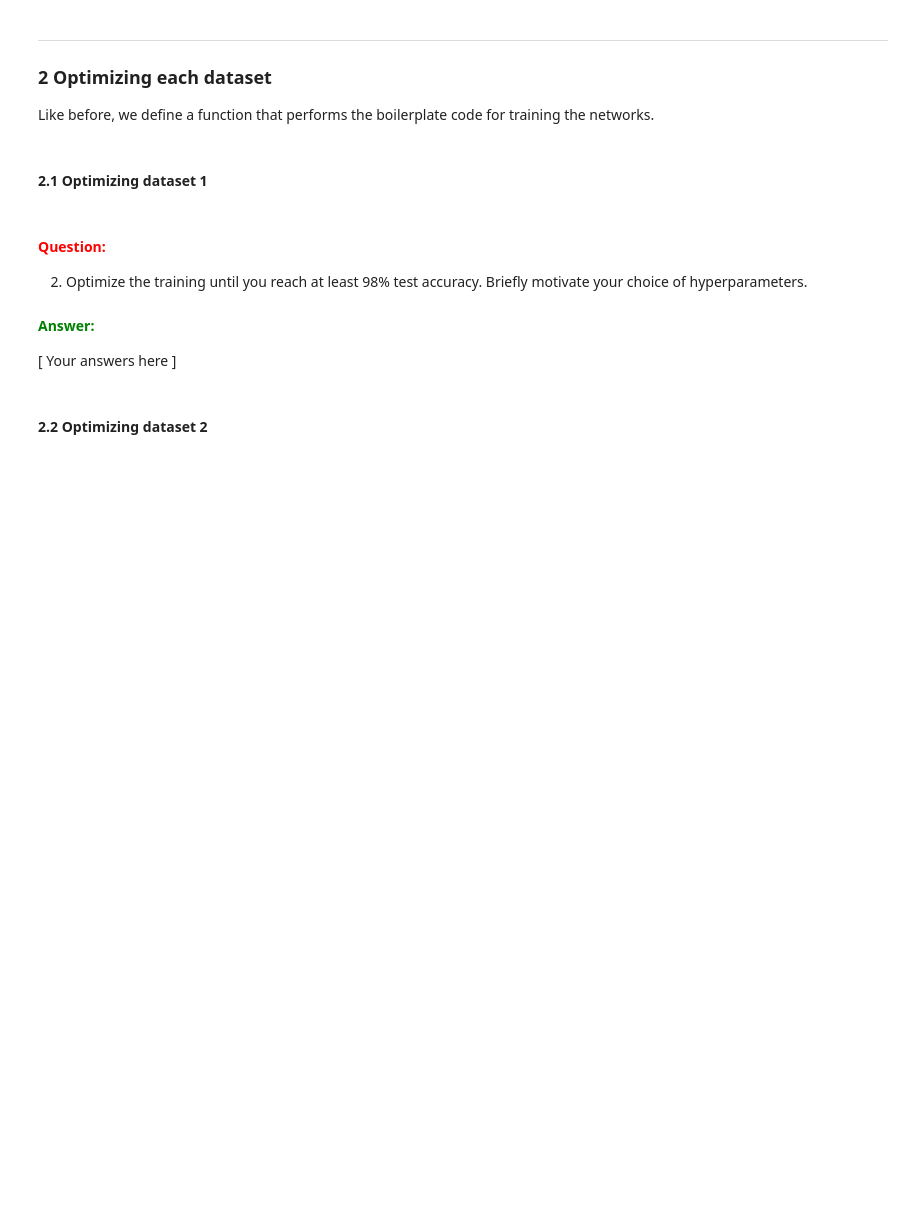
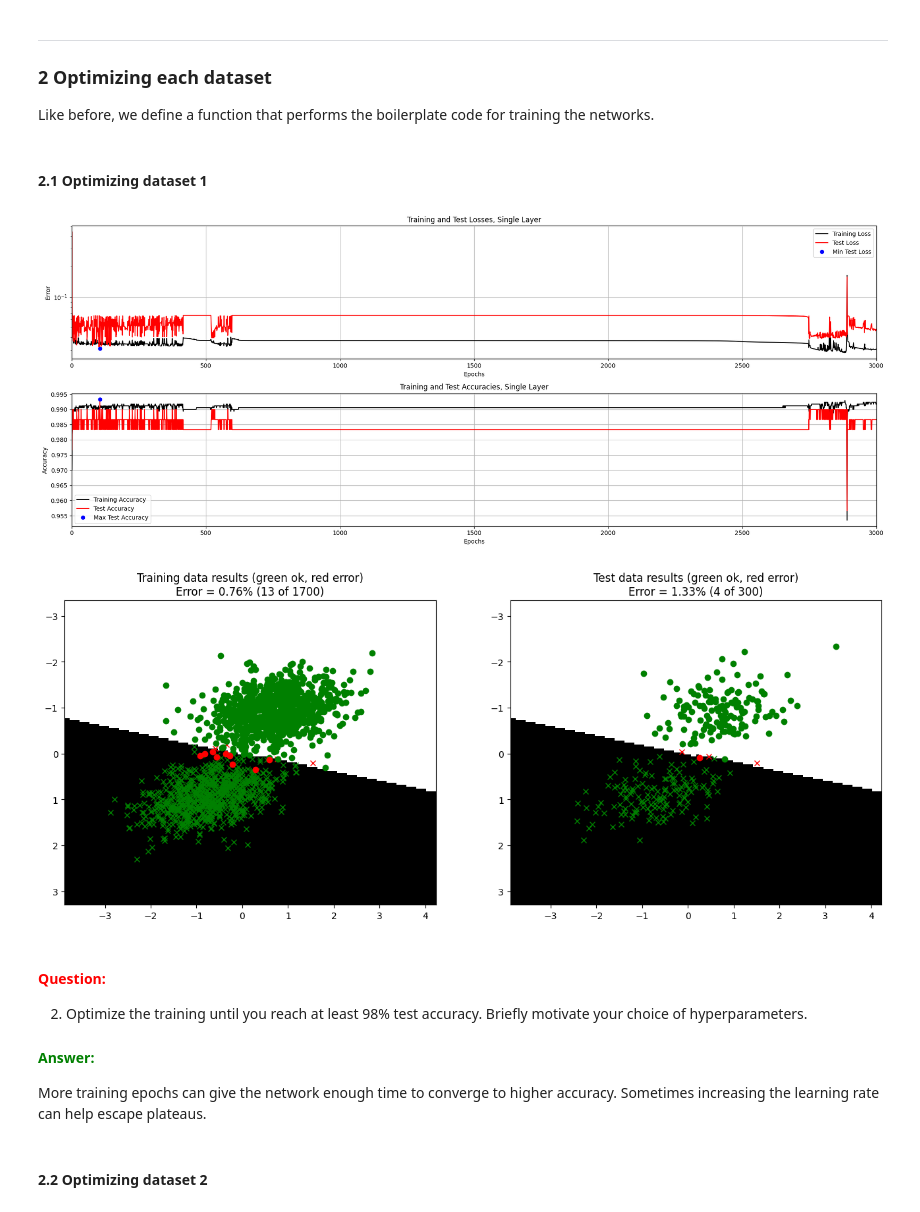
Before and after one commit to path2morepro/DeepLearning, a Jupyter notebook: 1_Back_propagation/MultiLayer.ipynb, the cells around one changed output. Saved outputs shown, nothing was run; the diff lists cells and outputs as text; code cells hidden in the pictures; blank space fills up the shorter version.

```diff
--- a/1_Back_propagation/MultiLayer.ipynb
+++ b/1_Back_propagation/MultiLayer.ipynb
@@ -114,13 +109,21 @@ def backward(W1, B1, W2, B2, X, U, Y, D, useTanhOutput=False):
     # === Your code here =========================
     # --------------------------------------------
 
+    if useTanhOutput:
+        d2 = 2 * (Y - D) * (1 - Y**2)
+    else:
+        d2 = 2 * (Y - D)
+
     # Gradient for the output layer
-    GradW2 = ???
-    GradB2 = ???
+    GradW2 = U.T @ d2
+    GradB2 = (1 / (N * NC)) * d2.sum(axis=0)
+
+    dU = d2 @ W2.T
+    d1 = dU * (1 - U**2)
 
     # And the input layer
-    GradW1 = ???
-    GradB1 = ???
+    GradW1 = X.T @ d1
+    GradB1 = (1 / (N * U.shape[1])) * d1.sum(axis=0)
 
     # ============================================
 
@@ -169,10 +172,10 @@ def update(W1, B1, W2, B2, GradW1, GradB1, GradW2, GradB2, params):
     # --------------------------------------------
 
     # Update weights
-    W1 = ???
-    B1 = ???
-    W2 = ???
-    B2 = ???
+    W1 = W1 - LR * GradW1
+    B1 = B1 - LR * GradB1
+    W2 = W2 - LR * GradW2
+    B2 = B2 - LR * GradB2
 
     # ============================================
 
@@ -355,22 +358,22 @@ def  trainMultiLayerOnDataset(datasetNr, testSplit, W1_0, B1_0, W2_0, B2_0, para
 # %% [markdown]
 #### **2.1 Optimizing dataset 1**
 # %%
-# --------------------------------------------
-# === Your code here =========================
-# --------------------------------------------
-nInputs  = ???
-nClasses = ???
-nHidden  = ???
+nInputs  = 2000
+nClasses = 2
+nHidden  = 10
 
-W1_0 = ???
-B1_0 = ???
-W2_0 = ???
-B2_0 = ???
+W1_0 = 0.01 * np.random.randn(2, nHidden)
+B1_0 = np.zeros((nHidden,))
+W2_0 = 0.01 * np.random.randn(nHidden, nClasses)
+B2_0 = np.zeros((nClasses,))
 
-params = {"epochs": ???, "learningRate": ???, "normalize": False, "useTanhOutput": False}
+params = {"epochs": 3000, "learningRate": 0.01, "normalize": True, "useTanhOutput": True}
 # ============================================
 
 trainMultiLayerOnDataset(1, 0.15, W1_0, B1_0, W2_0, B2_0, params)
+# %% [output]
+[figure, added]
+[figure, added]
 # %% [markdown]
 #### **<span style="color:red">Question:</span>**
 
@@ -378,7 +381,7 @@ trainMultiLayerOnDataset(1, 0.15, W1_0, B1_0, W2_0, B2_0, params)
 
 #### **<span style="color:green">Answer:</span>**
 
-\[ Your answers here \]
+More training epochs can give the network enough time to converge to higher accuracy. Sometimes increasing the learning rate can help escape plateaus.
 # %% [markdown]
 #### **2.2 Optimizing dataset 2**
 # %%
```
Also changed, not shown: parts of 10 cells of this notebook, 1 other file.
